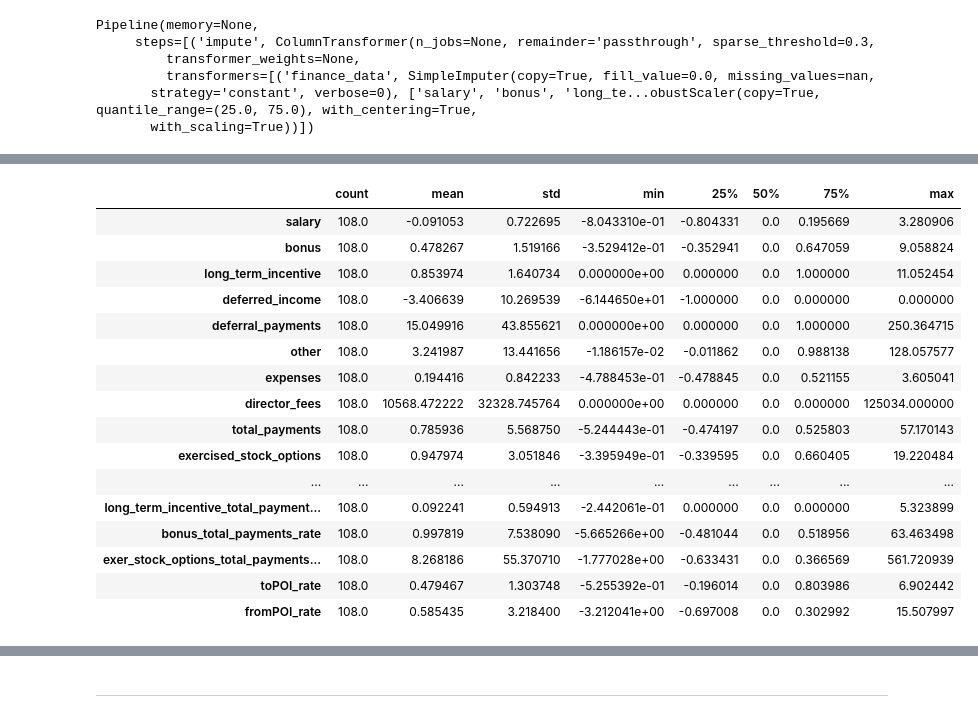
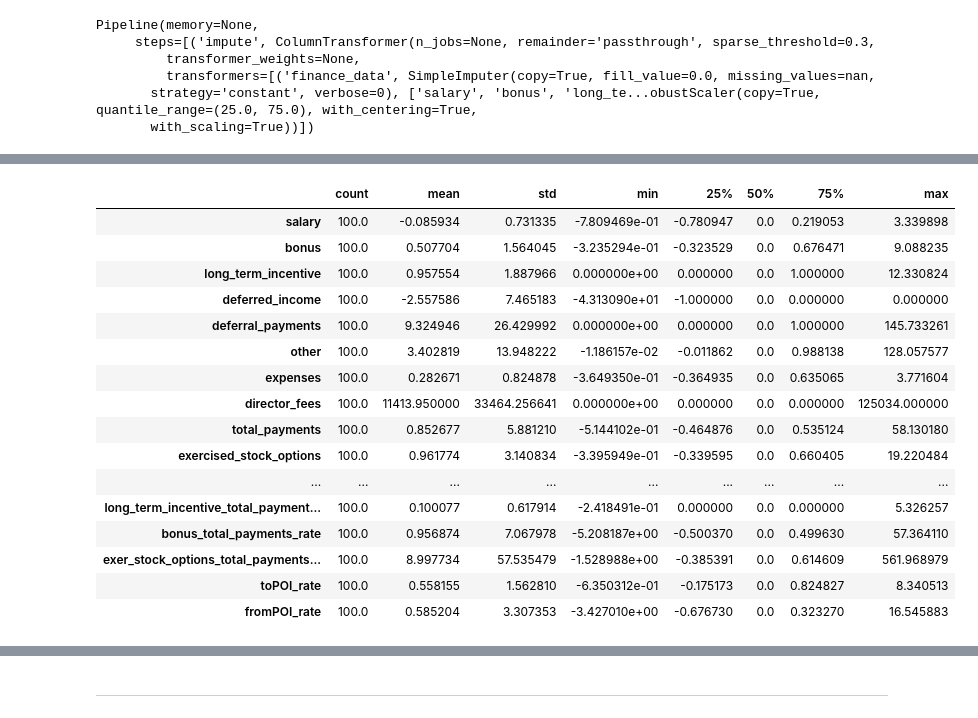
Before and after one commit to micos20/ENRON_fraud-detection, a Jupyter notebook: scripts/Model_selection.ipynb, the cells around one changed output, grey strips where cells are left out. Drawn from its saved outputs; the diff is of its cells as text; code cells hidden in the pictures.

```diff
--- a/scripts/Model_selection.ipynb
+++ b/scripts/Model_selection.ipynb
@@ -64,11 +66,11 @@ my_data.describe().transpose()
 from sklearn.model_selection import train_test_split
 # %%
 # Divide data into features and labels
-y = my_data['poi'].copy().astype(np.int)
+y = my_data['poi'].copy().astype(np.uint8)
 X = my_data[feature_list].copy()
 # %%
 # Split data into training and test set using stratified splitting
-X_train, X_test, y_train, y_test = train_test_split(X, y, test_size=0.25, random_state=77, stratify=y)
+X_train, X_test, y_train, y_test = train_test_split(X, y, test_size=0.30, random_state=77, stratify=y)
 # %%
 # I spare 25% of the data as test set to have at least 5 'poi's in the test set. It's important to me to realize a high recall value, identifying as many 'poi's as possible.
 print "Number of POIs in the test set:" , y_test.sum()
@@ -122,7 +153,7 @@ Pipeline(memory=None,
        strategy='constant', verbose=0), ['salary', 'bonus', 'long_te...obustScaler(copy=True, quantile_range=(25.0, 75.0), with_centering=True,
        with_scaling=True))])
 # %%
-X_train_scale = pipe_01.transform(X_train)
+X_train_scale_01 = pipe_01.transform(X_train)
 # %%
-X_train_scale_df = pd.DataFrame(X_train_scale, columns=feature_list, index=insiders_train)
+X_train_scale_01_df = pd.DataFrame(X_train_scale_01, columns=feature_list, index=insiders_train)
 # %%
@@ -148,23 +179,23 @@ X_train_scale_df.head().transpose()
 # %%
-X_train_scale_df.describe().transpose()
+X_train_scale_01_df.describe().transpose()
 # %% [output]
 |  | count | mean | std | min | 25% | 50% | 75% | max |
-| salary | 108.0 | -0.091053 | 0.722695 | -8.043310e-01 | -0.804331 | 0.0 | 0.195669 | 3.280906 |
-| bonus | 108.0 | 0.478267 | 1.519166 | -3.529412e-01 | -0.352941 | 0.0 | 0.647059 | 9.058824 |
-| long_term_incentive | 108.0 | 0.853974 | 1.640734 | 0.000000e+00 | 0.000000 | 0.0 | 1.000000 | 11.052454 |
-| deferred_income | 108.0 | -3.406639 | 10.269539 | -6.144650e+01 | -1.000000 | 0.0 | 0.000000 | 0.000000 |
-| deferral_payments | 108.0 | 15.049916 | 43.855621 | 0.000000e+00 | 0.000000 | 0.0 | 1.000000 | 250.364715 |
-| other | 108.0 | 3.241987 | 13.441656 | -1.186157e-02 | -0.011862 | 0.0 | 0.988138 | 128.057577 |
-| expenses | 108.0 | 0.194416 | 0.842233 | -4.788453e-01 | -0.478845 | 0.0 | 0.521155 | 3.605041 |
-| director_fees | 108.0 | 10568.472222 | 32328.745764 | 0.000000e+00 | 0.000000 | 0.0 | 0.000000 | 125034.000000 |
-| total_payments | 108.0 | 0.785936 | 5.568750 | -5.244443e-01 | -0.474197 | 0.0 | 0.525803 | 57.170143 |
-| exercised_stock_options | 108.0 | 0.947974 | 3.051846 | -3.395949e-01 | -0.339595 | 0.0 | 0.660405 | 19.220484 |
+| salary | 100.0 | -0.085934 | 0.731335 | -7.809469e-01 | -0.780947 | 0.0 | 0.219053 | 3.339898 |
+| bonus | 100.0 | 0.507704 | 1.564045 | -3.235294e-01 | -0.323529 | 0.0 | 0.676471 | 9.088235 |
+| long_term_incentive | 100.0 | 0.957554 | 1.887966 | 0.000000e+00 | 0.000000 | 0.0 | 1.000000 | 12.330824 |
+| deferred_income | 100.0 | -2.557586 | 7.465183 | -4.313090e+01 | -1.000000 | 0.0 | 0.000000 | 0.000000 |
+| deferral_payments | 100.0 | 9.324946 | 26.429992 | 0.000000e+00 | 0.000000 | 0.0 | 1.000000 | 145.733261 |
+| other | 100.0 | 3.402819 | 13.948222 | -1.186157e-02 | -0.011862 | 0.0 | 0.988138 | 128.057577 |
+| expenses | 100.0 | 0.282671 | 0.824878 | -3.649350e-01 | -0.364935 | 0.0 | 0.635065 | 3.771604 |
+| director_fees | 100.0 | 11413.950000 | 33464.256641 | 0.000000e+00 | 0.000000 | 0.0 | 0.000000 | 125034.000000 |
+| total_payments | 100.0 | 0.852677 | 5.881210 | -5.144102e-01 | -0.464876 | 0.0 | 0.535124 | 58.130180 |
+| exercised_stock_options | 100.0 | 0.961774 | 3.140834 | -3.395949e-01 | -0.339595 | 0.0 | 0.660405 | 19.220484 |
 | ... | ... | ... | ... | ... | ... | ... | ... | ... |
-| long_term_incentive_total_payment... | 108.0 | 0.092241 | 0.594913 | -2.442061e-01 | 0.000000 | 0.0 | 0.000000 | 5.323899 |
-| bonus_total_payments_rate | 108.0 | 0.997819 | 7.538090 | -5.665266e+00 | -0.481044 | 0.0 | 0.518956 | 63.463498 |
-| exer_stock_options_total_payments... | 108.0 | 8.268186 | 55.370710 | -1.777028e+00 | -0.633431 | 0.0 | 0.366569 | 561.720939 |
-| toPOI_rate | 108.0 | 0.479467 | 1.303748 | -5.255392e-01 | -0.196014 | 0.0 | 0.803986 | 6.902442 |
-| fromPOI_rate | 108.0 | 0.585435 | 3.218400 | -3.212041e+00 | -0.697008 | 0.0 | 0.302992 | 15.507997 |
+| long_term_incentive_total_payment... | 100.0 | 0.100077 | 0.617914 | -2.418491e-01 | 0.000000 | 0.0 | 0.000000 | 5.326257 |
+| bonus_total_payments_rate | 100.0 | 0.956874 | 7.067978 | -5.208187e+00 | -0.500370 | 0.0 | 0.499630 | 57.364110 |
+| exer_stock_options_total_payments... | 100.0 | 8.997734 | 57.535479 | -1.528988e+00 | -0.385391 | 0.0 | 0.614609 | 561.968979 |
+| toPOI_rate | 100.0 | 0.558155 | 1.562810 | -6.350312e-01 | -0.175173 | 0.0 | 0.824827 | 8.340513 |
+| fromPOI_rate | 100.0 | 0.585204 | 3.307353 | -3.427010e+00 | -0.676730 | 0.0 | 0.323270 | 16.545883 |
 # %%
 from helper import crt_plot
 # %%
```
Also changed, not shown: parts of 100 cells of this notebook, 2 other files.
